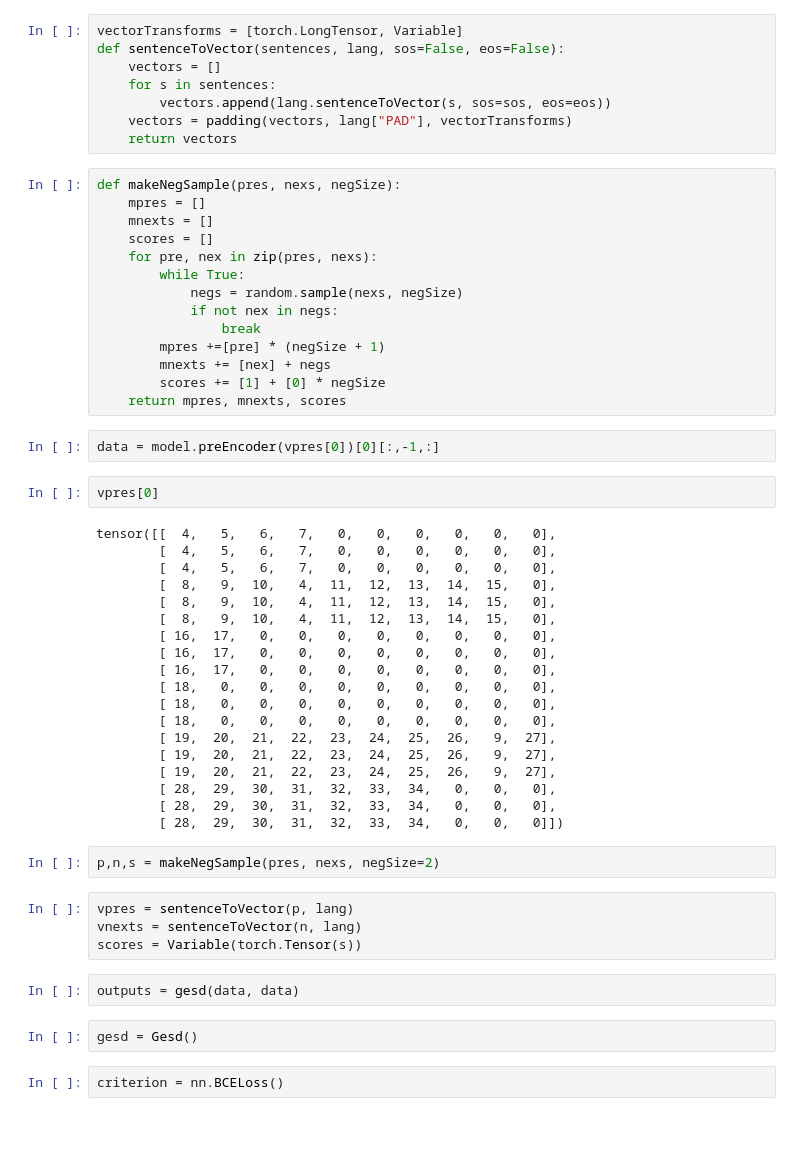
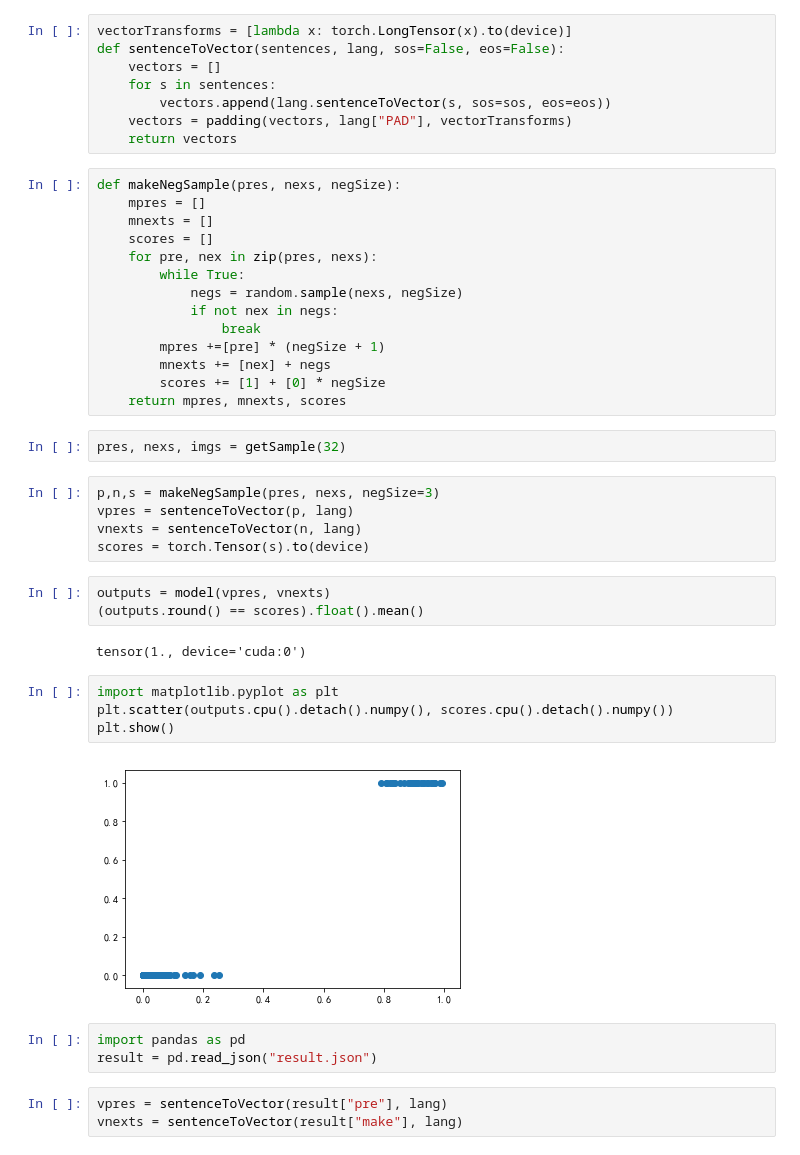
Before and after one commit to strongball/Dramasubtitle, a Jupyter notebook: WordEmbedding.ipynb, the cells around one changed output. Drawn from its saved outputs; the diff is of its cells as text; blank space fills up the shorter version.

```diff
--- a/WordEmbedding.ipynb
+++ b/WordEmbedding.ipynb
@@ -100,5 +42,5 @@ for pre in pres+nexs:
 # %%
-vectorTransforms = [torch.LongTensor, Variable]
+vectorTransforms = [lambda x: torch.LongTensor(x).to(device)]
 def sentenceToVector(sentences, lang, sos=False, eos=False):
     vectors = []
     for s in sentences:
@@ -119,38 +61,27 @@ def makeNegSample(pres, nexs, negSize):
         mnexts += [nex] + negs
         scores += [1] + [0] * negSize
     return mpres, mnexts, scores
-# %%
-data = model.preEncoder(vpres[0])[0][:,-1,:]
-# %%
-vpres[0]
-# %% [output]
-tensor([[  4,   5,   6,   7,   0,   0,   0,   0,   0,   0],
-        [  4,   5,   6,   7,   0,   0,   0,   0,   0,   0],
-        [  4,   5,   6,   7,   0,   0,   0,   0,   0,   0],
-        [  8,   9,  10,   4,  11,  12,  13,  14,  15,   0],
-        [  8,   9,  10,   4,  11,  12,  13,  14,  15,   0],
-        [  8,   9,  10,   4,  11,  12,  13,  14,  15,   0],
-        [ 16,  17,   0,   0,   0,   0,   0,   0,   0,   0],
-        [ 16,  17,   0,   0,   0,   0,   0,   0,   0,   0],
-        [ 16,  17,   0,   0,   0,   0,   0,   0,   0,   0],
-        [ 18,   0,   0,   0,   0,   0,   0,   0,   0,   0],
-        [ 18,   0,   0,   0,   0,   0,   0,   0,   0,   0],
-        [ 18,   0,   0,   0,   0,   0,   0,   0,   0,   0],
-        [ 19,  20,  21,  22,  23,  24,  25,  26,   9,  27],
-        [ 19,  20,  21,  22,  23,  24,  25,  26,   9,  27],
-        [ 19,  20,  21,  22,  23,  24,  25,  26,   9,  27],
-        [ 28,  29,  30,  31,  32,  33,  34,   0,   0,   0],
-        [ 28,  29,  30,  31,  32,  33,  34,   0,   0,   0],
-        [ 28,  29,  30,  31,  32,  33,  34,   0,   0,   0]])
+# %%
+pres, nexs, imgs = getSample(32)
 # %%
-p,n,s = makeNegSample(pres, nexs, negSize=2)
+p,n,s = makeNegSample(pres, nexs, negSize=3)
+vpres = sentenceToVector(p, lang)
+vnexts = sentenceToVector(n, lang)
+scores = torch.Tensor(s).to(device)
+# %%
+outputs = model(vpres, vnexts)
+(outputs.round() == scores).float().mean()
+# %% [output]
+tensor(1., device='cuda:0')
+# %%
+import matplotlib.pyplot as plt
+plt.scatter(outputs.cpu().detach().numpy(), scores.cpu().detach().numpy())
+plt.show()
+# %% [output]
+[figure, added]
+# %%
+import pandas as pd
+result = pd.read_json("result.json")
 # %%
-vpres = sentenceToVector(p, lang)
-vnexts = sentenceToVector(n, lang)
-scores = Variable(torch.Tensor(s))
+vpres = sentenceToVector(result["pre"], lang)
+vnexts = sentenceToVector(result["make"], lang)
-# %%
-outputs = gesd(data, data)
-# %%
-gesd = Gesd()
-# %%
-criterion = nn.BCELoss()
```
Also changed, not shown: parts of 19 cells of this notebook, 8 other files.
